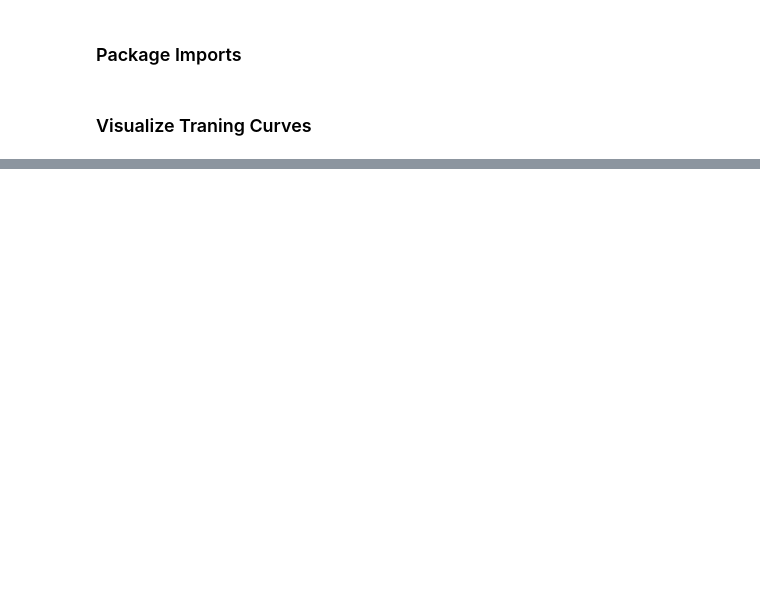
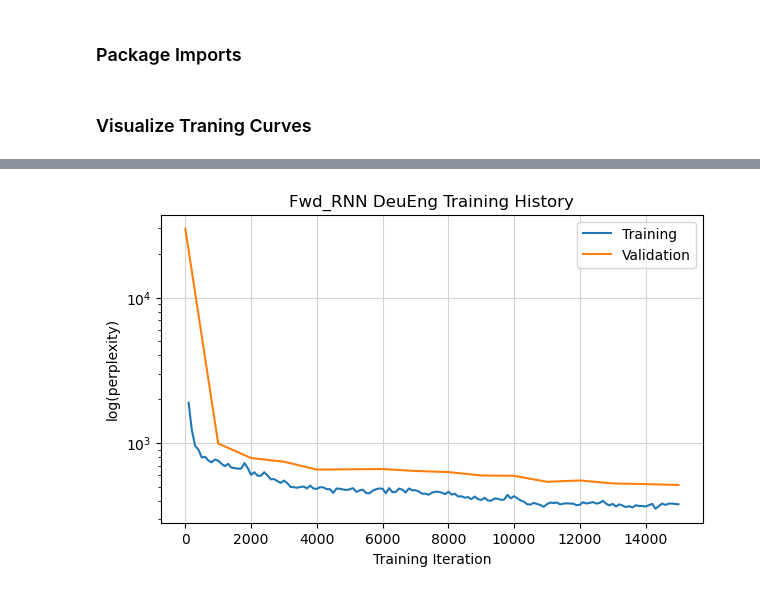
Before and after one commit to EH225/EngDeu_NMT, a Jupyter notebook: graphics.ipynb, the cells around one changed output, grey strips where cells are left out. Cells and saved outputs as stored; diff of their text form; code cells hidden in the pictures; blank space fills up the shorter version.

```diff
--- a/graphics.ipynb
+++ b/graphics.ipynb
@@ -57,0 +71,5 @@ plot_training_history(model_name, *read_training_history(model_name, "deu", "eng
+# %%
+# Used the pre-trained word-embeddings to train
+plot_training_history("Fwd_RNN", "deu", "eng")
+# %% [output]
+[figure, added]
```
Also changed, not shown: parts of 21 cells of this notebook, 8 other files.
